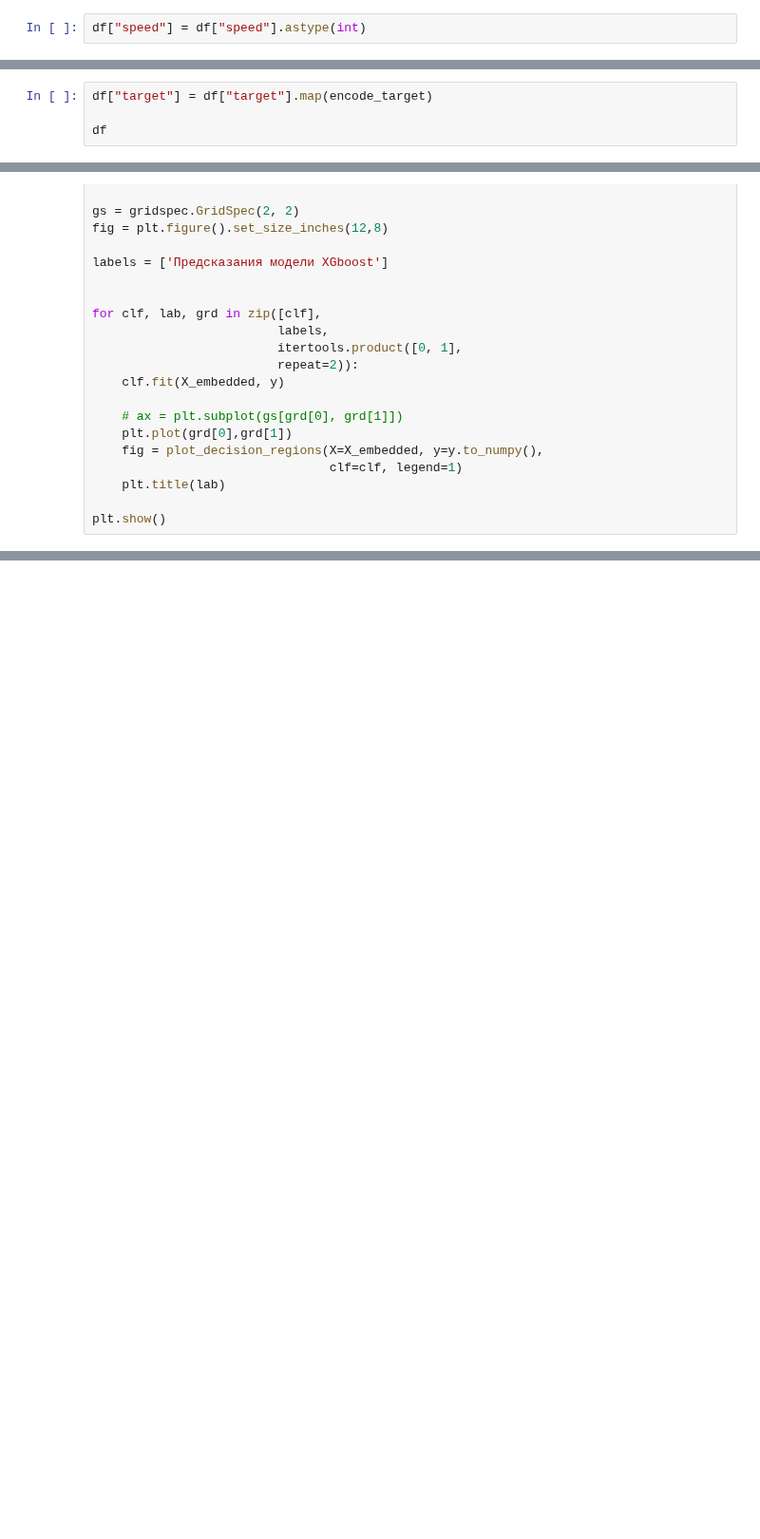
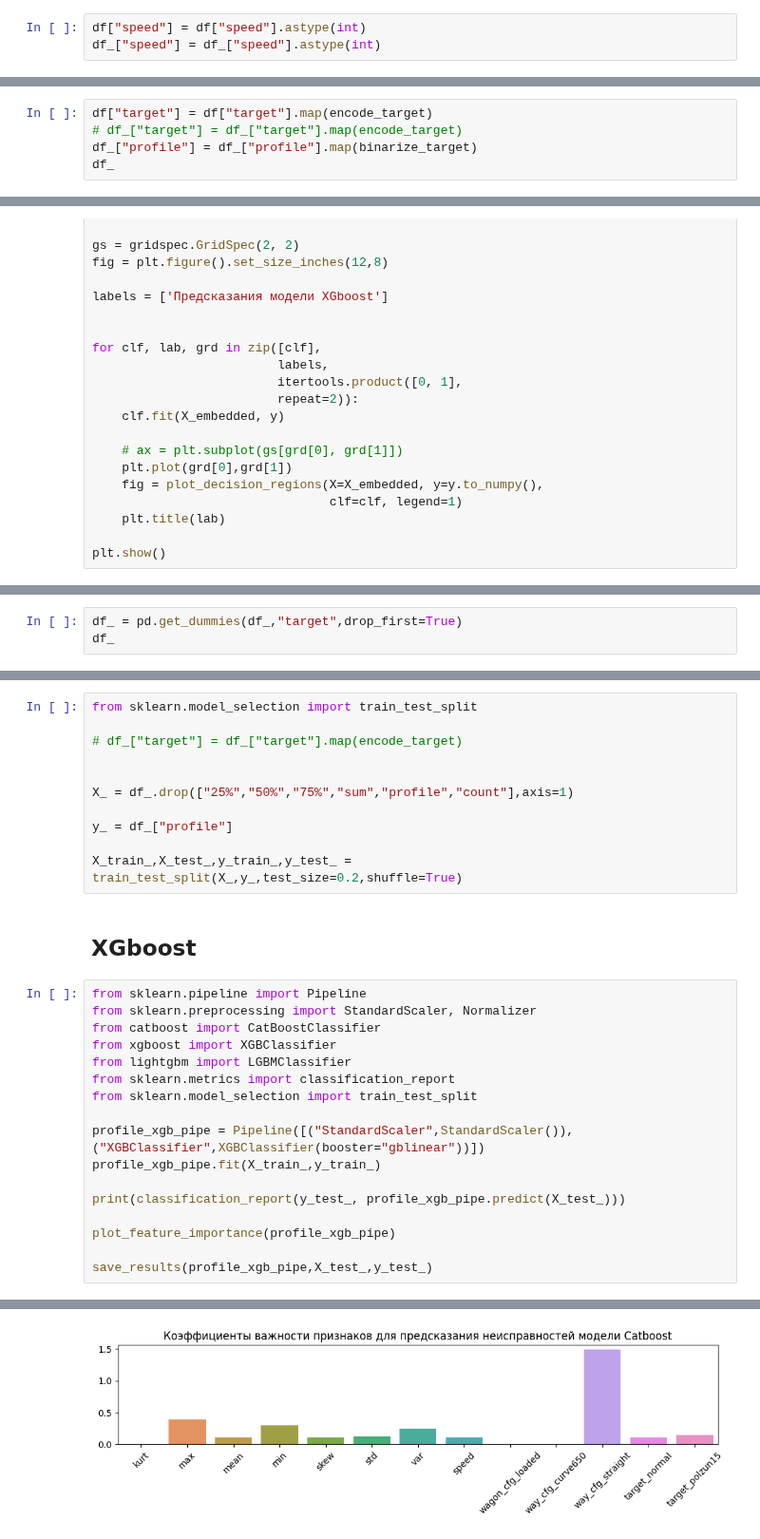
Before and after one commit to daniilgorenkov/Dissertation, a Jupyter notebook: observe.ipynb, the cells around one changed output, grey strips where cells are left out. Shown at 95% size. Saved outputs shown, nothing was run; the diff lists cells and outputs as text; blank space fills up the shorter version.

Commit message:
v0.3 2 models profile weak

```diff
--- a/observe.ipynb
+++ b/observe.ipynb
@@ -665,4 +641,5 @@ df
 # %%
 df["speed"] = df["speed"].astype(int)
+df_["speed"] = df_["speed"].astype(int)
 # %%
 def binarize_target(string:str):
@@ -681,5 +676,6 @@ def encode_target(string:str):
 # %%
 df["target"] = df["target"].map(encode_target)
-
-df
+# df_["target"] = df_["target"].map(encode_target)
+df_["profile"] = df_["profile"].map(binarize_target)
+df_
 # %% [output]
@@ -1048,0 +976,3 @@ plt.show()
+# %%
+df_ = pd.get_dummies(df_,"target",drop_first=True)
+df_
@@ -1048,0 +993,31 @@ plt.show()
+# %%
+from sklearn.model_selection import train_test_split
+
+# df_["target"] = df_["target"].map(encode_target)
+
+
+X_ = df_.drop(["25%","50%","75%","sum","profile","count"],axis=1)
+
+y_ = df_["profile"]
+
+X_train_,X_test_,y_train_,y_test_ = train_test_split(X_,y_,test_size=0.2,shuffle=True)
+# %% [markdown]
+## XGboost
+# %%
+from sklearn.pipeline import Pipeline
+from sklearn.preprocessing import StandardScaler, Normalizer
+from catboost import CatBoostClassifier
+from xgboost import XGBClassifier
+from lightgbm import LGBMClassifier
+from sklearn.metrics import classification_report
+from sklearn.model_selection import train_test_split
+
+profile_xgb_pipe = Pipeline([("StandardScaler",StandardScaler()),("XGBClassifier",XGBClassifier(booster="gblinear"))])
+profile_xgb_pipe.fit(X_train_,y_train_)
+
+print(classification_report(y_test_, profile_xgb_pipe.predict(X_test_)))
+
+plot_feature_importance(profile_xgb_pipe)
+
+save_results(profile_xgb_pipe,X_test_,y_test_)
+# %% [output]
@@ -1048,0 +1032 @@ plt.show()
+[figure, added]
```
Also changed, not shown: parts of 52 cells of this notebook, 1 other file.
